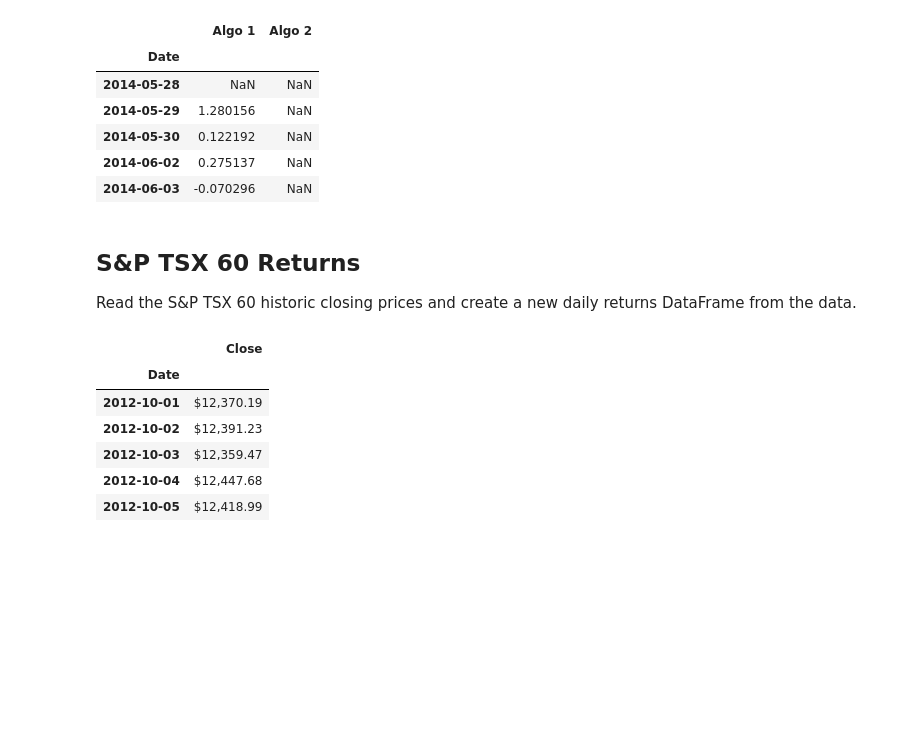
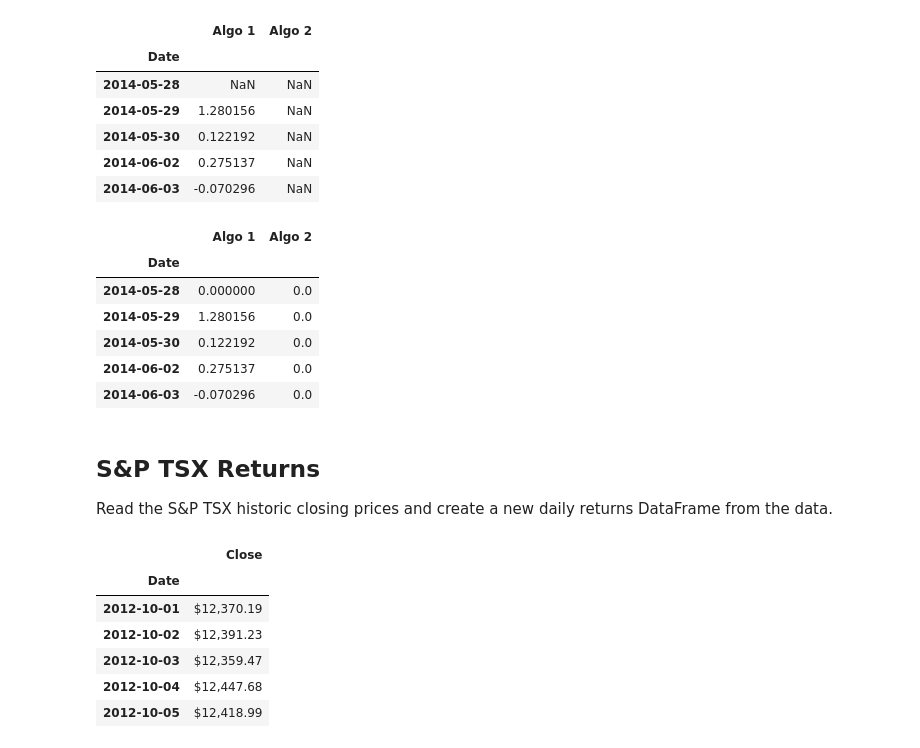
Before and after one commit to charbelnehme/pandas-homework, a Jupyter notebook: Porfolio_analysis.ipynb, the cells around one changed output. Drawn from its saved outputs; the diff is of its cells as text; code cells hidden in the pictures; blank space fills up the shorter version.

```diff
--- a/Porfolio_analysis.ipynb
+++ b/Porfolio_analysis.ipynb
@@ -267,10 +267,19 @@ algo_daily_returns.head()
 # %%
 # Replace null values with - from the new DataFrame
 algo_daily_returns = algo_daily_returns.fillna(0)
+algo_daily_returns.head()
+# %% [output]
+|  | Algo 1 | Algo 2 |
+| Date |  |  |
+| 2014-05-28 | 0.000000 | 0.0 |
+| 2014-05-29 | 1.280156 | 0.0 |
+| 2014-05-30 | 0.122192 | 0.0 |
+| 2014-06-02 | 0.275137 | 0.0 |
+| 2014-06-03 | -0.070296 | 0.0 |
 # %% [markdown]
-## S&P TSX 60 Returns
+## S&P TSX Returns
 
-Read the S&P TSX 60 historic closing prices and create a new daily returns DataFrame from the data.
+Read the S&P TSX historic closing prices and create a new daily returns DataFrame from the data.
 # %%
 sp_tsx_csv = Path("Resources/sp_tsx_history.csv")
 sp_tsx_df = pd.read_csv(sp_tsx_csv, index_col='Date', infer_datetime_format=True, parse_dates=True)
```
Also changed, not shown: parts of 22 cells of this notebook.
